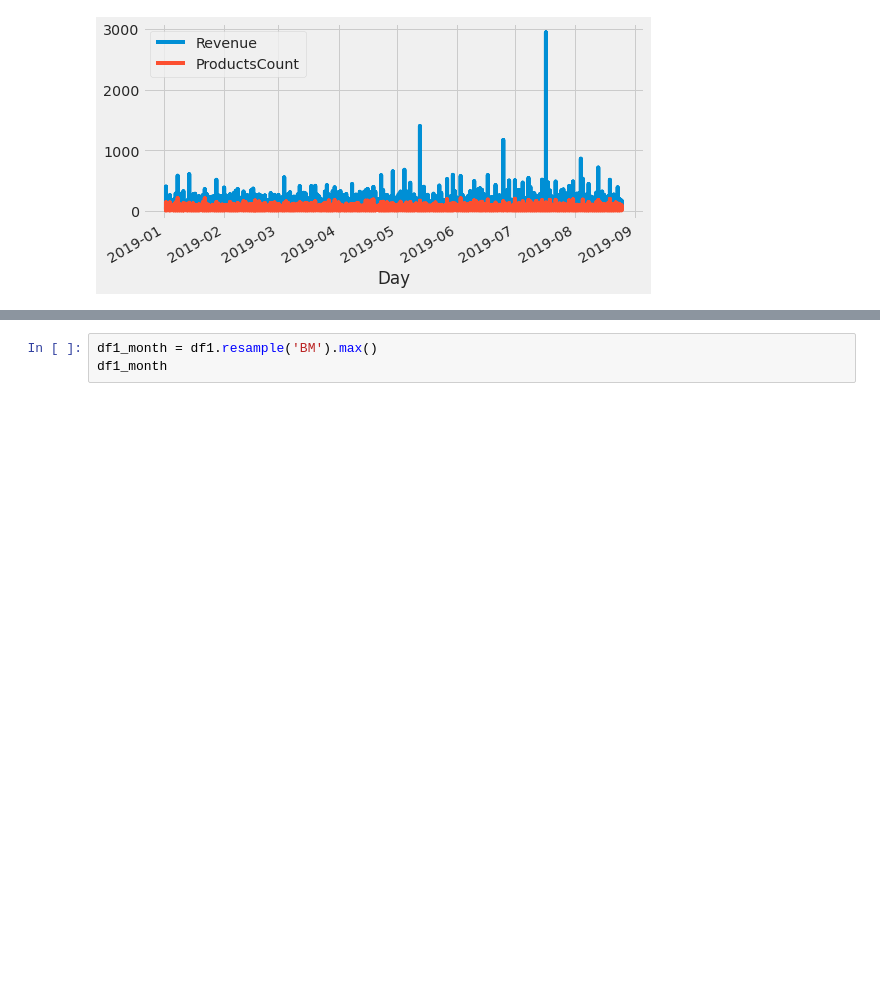
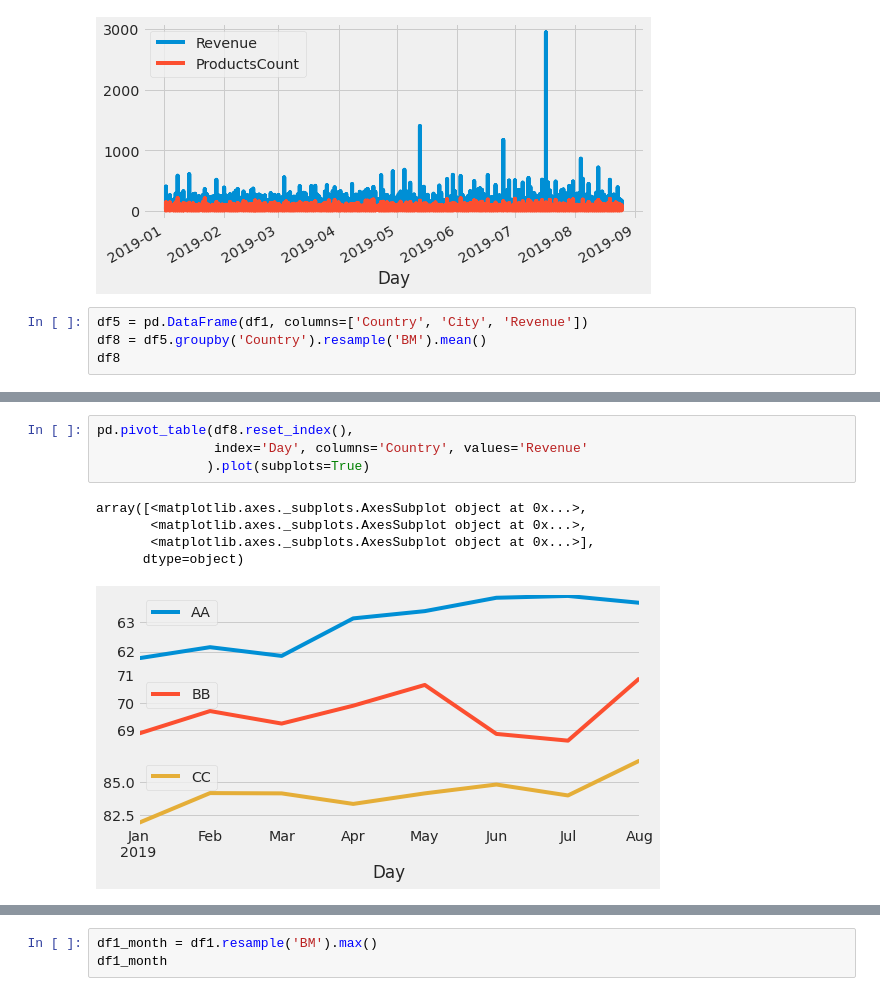
Before and after one commit to Daivar/Behavior_Sequence_Transformer_Pytorch, a Jupyter notebook: Orders.ipynb, the cells around one changed output, grey strips where cells are left out. Cells and saved outputs as stored; diff of their text form; blank space fills up the shorter version.

```diff
--- a/Orders.ipynb
+++ b/Orders.ipynb
@@ -102,3 +124,7 @@ df1.plot()
 # %% [output]
 <matplotlib.axes._subplots.AxesSubplot at 0x...>
 [figure]
+# %%
+df5 = pd.DataFrame(df1, columns=['Country', 'City', 'Revenue'])
+df8 = df5.groupby('Country').resample('BM').mean()
+df8
@@ -104,0 +150,10 @@ df1.plot()
+# %%
+pd.pivot_table(df8.reset_index(),
+               index='Day', columns='Country', values='Revenue'
+              ).plot(subplots=True)
+# %% [output]
+array([<matplotlib.axes._subplots.AxesSubplot object at 0x...>,
+       <matplotlib.axes._subplots.AxesSubplot object at 0x...>,
+       <matplotlib.axes._subplots.AxesSubplot object at 0x...>],
+      dtype=object)
+[figure, added]
```
Also changed, not shown: parts of 10 cells of this notebook.
